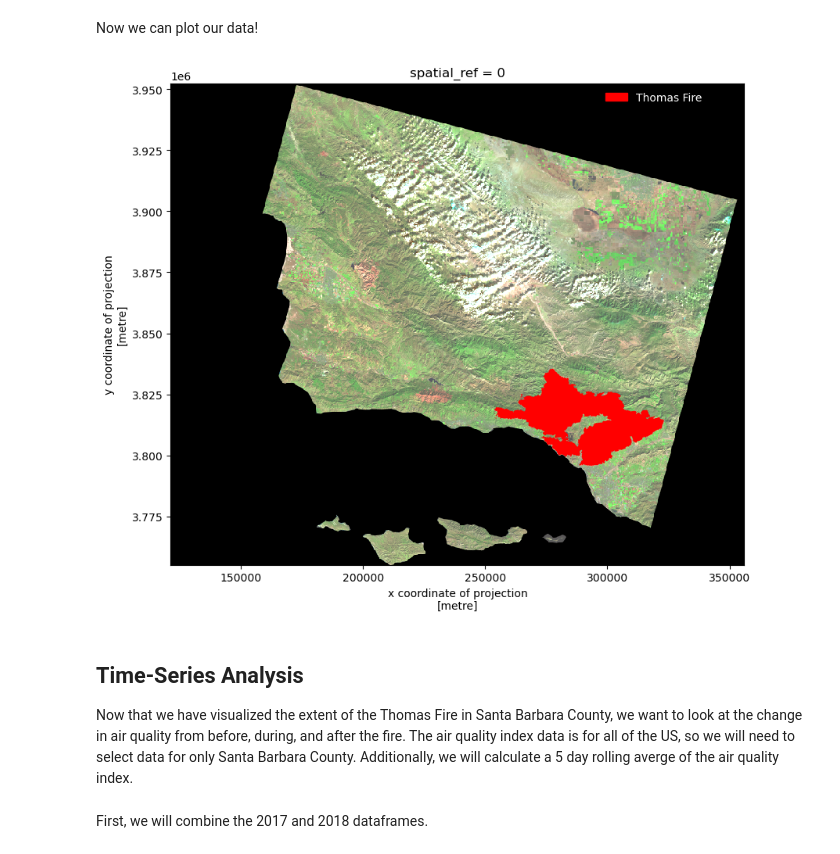
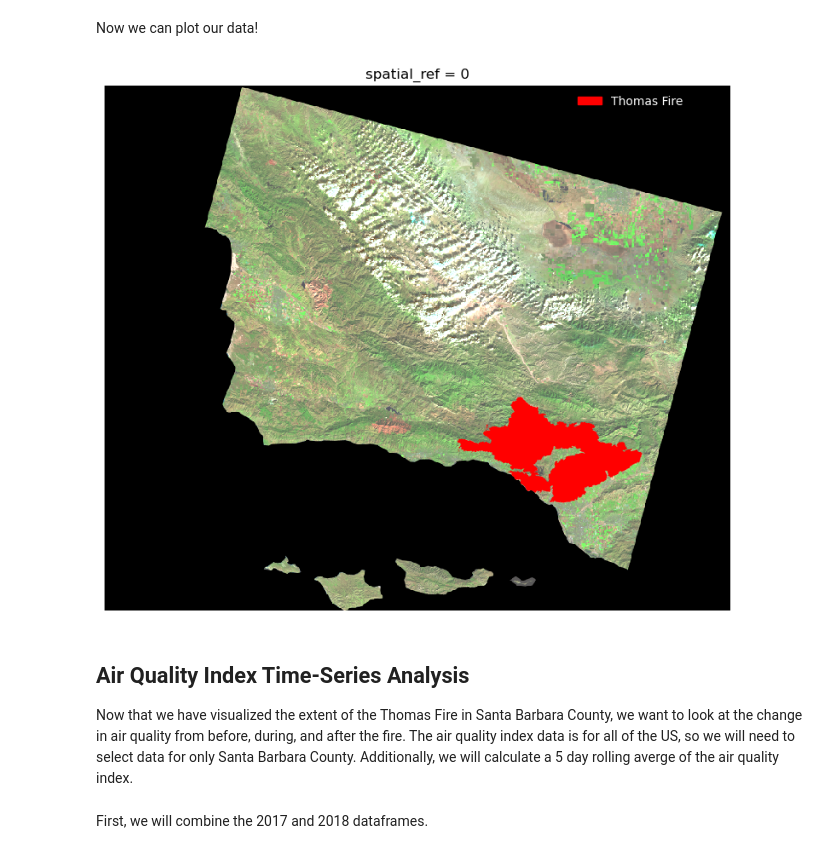
Before and after one commit to shmuir/california-fire-AQI, a Jupyter notebook: ca_fires_aqi.ipynb, the cells around one changed output. Drawn from its saved outputs; the diff is of its cells as text; code cells hidden in the pictures.

Commit message:
updated plot

```diff
--- a/ca_fires_aqi.ipynb
+++ b/ca_fires_aqi.ipynb
@@ -148,19 +148,21 @@ Now we can plot our data!
 # %%
 fig, ax = plt.subplots(figsize=(12,8)) # initialize plot
 
-landsat[['swir22', 'nir08', 'red']].to_array().plot.imshow(robust=True, ax= ax) # landsat false image plot
+ax.axis("off") # remove axis
+
+landsat[['swir22', 'nir08', 'red']].to_array().plot.imshow(robust=True, ax= ax)
 
 thomas_fire_border.plot(ax=ax, color = 'red') # plot thomas fire ontop of landsat image
 fires_patch = mpatches.Patch(color='red', # change color to red
                           label='Thomas Fire') # update label
 
 ax.legend(handles = [fires_patch], frameon=False, loc = (0.75, 0.95), labelcolor = 'white') # add legend and update text color
 
 plt.show()
 # %% [output]
-[figure, old version]
+[figure, new version]
 # %% [markdown]
-## Time-Series Analysis
+## Air Quality Index Time-Series Analysis
 
 Now that we have visualized the extent of the Thomas Fire in Santa Barbara County, we want to look at the change in air quality from before, during, and after the fire. The air quality index data is for all of the US, so we will need to select data for only Santa Barbara County. Additionally, we will calculate a 5 day rolling averge of the air quality index.
 # %% [markdown]
```
Also changed, not shown: parts of 8 cells of this notebook.
